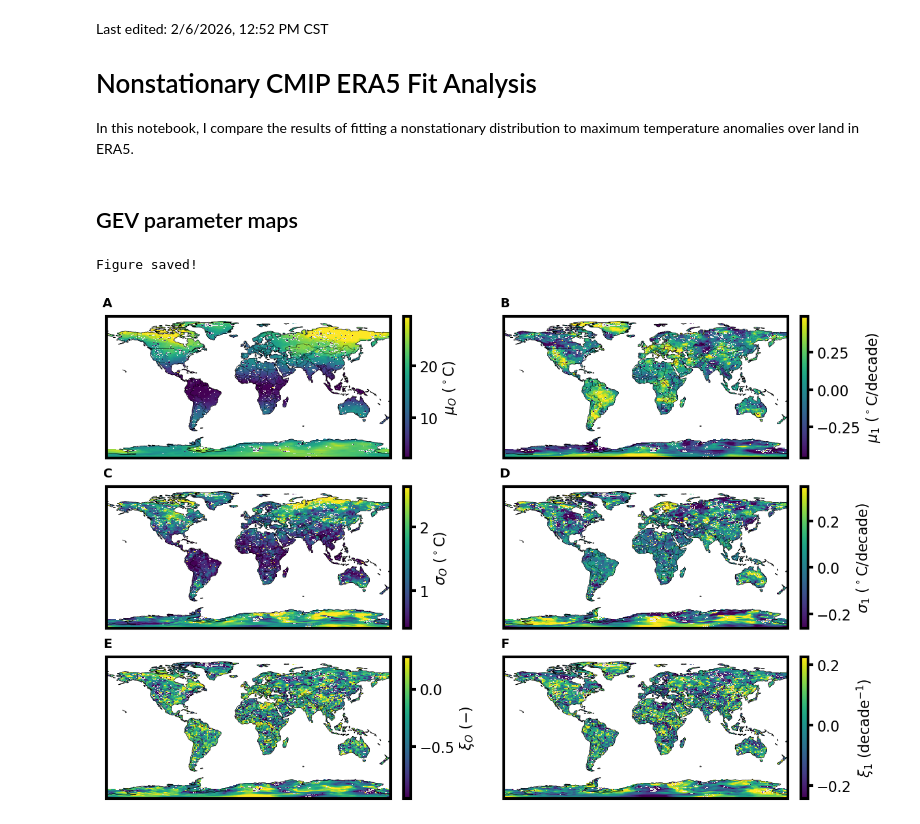
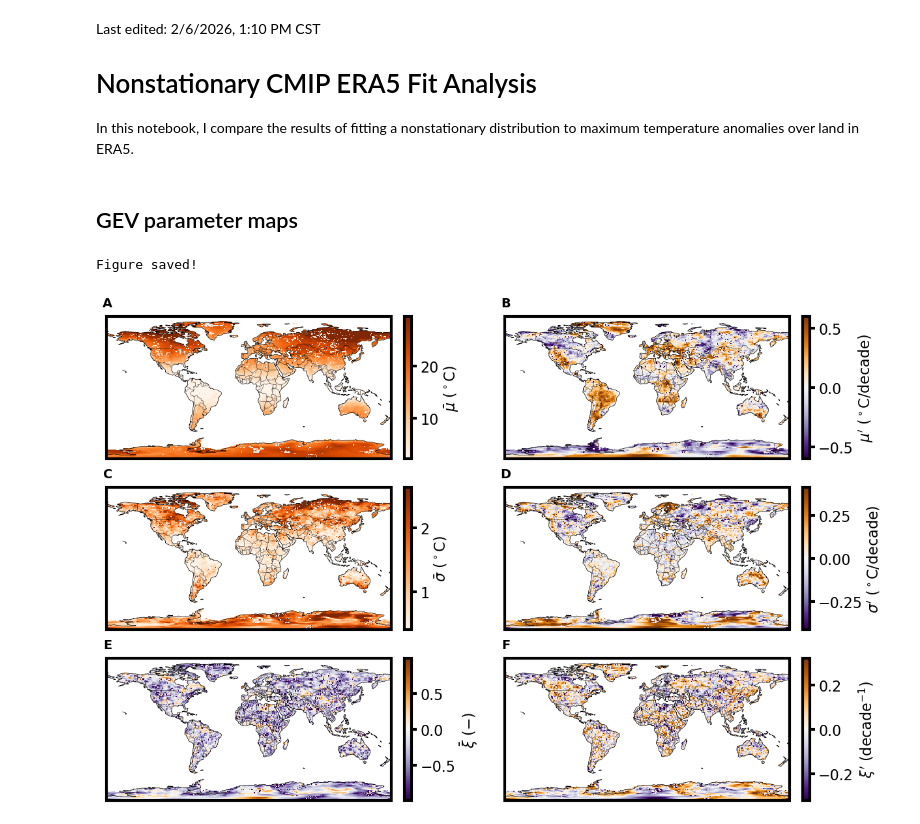
Before and after one commit to adam-bauer-34/gev-heat-waves, a Jupyter notebook: viz_nonstat_era5_gev_analysis.ipynb, the cells around one changed output. Saved outputs shown, nothing was run; the diff lists cells and outputs as text; code cells hidden in the pictures.

Commit message:
fix(viz_nonstat_era5): diverging colorbar and standardized variable names

```diff
--- a/viz_nonstat_era5_gev_analysis.ipynb
+++ b/viz_nonstat_era5_gev_analysis.ipynb
@@ -1,5 +1,5 @@
 # %% [markdown]
-Last edited: 2/6/2026, 12:52 PM CST
+Last edited: 2/6/2026, 1:10 PM CST
 # Nonstationary CMIP ERA5 Fit Analysis
 
 In this notebook, I compare the results of fitting a nonstationary distribution to maximum temperature anomalies over land in ERA5.
@@ -73,7 +73,9 @@ def plot_nonstat_gev_parameters(ds, anom_type, vars, suptitle=None, save_fig=Tru
            ds[f'shape_t_{anom_type}'] / len(ds.year.values) * 10.  # convert to per decade
     ]
 
-    for it, da, var in zip(axes.items(), das, vars):
+    always_positive = [0, 2]
+
+    for idx, (it, da, var) in enumerate(zip(axes.items(), das, vars)):
         lab, ax = it
         # Add map features
         ax.add_feature(cfeature.COASTLINE, linewidth=0.5)
@@ -81,14 +83,26 @@ def plot_nonstat_gev_parameters(ds, anom_type, vars, suptitle=None, save_fig=Tru
         ax.add_feature(cfeature.LAND, facecolor="lightgray", alpha=0.5)
         ax.add_feature(cfeature.OCEAN, facecolor="white")
 
+        # Determine colormap and vmin/vmax based on parameter type
+        if idx in always_positive:
+            # Use sequential colormap (one half of PuOr) for always-positive parameters
+            cmap = "Oranges"  # Or "YlOrBr" for consistency with orange side of PuOr
+            vmin = np.nanpercentile(da.values, 5)
+            vmax = np.nanpercentile(da.values, 95)
+        else:
+            # Use diverging colormap centered on zero for parameters that can be +/-
+            cmap = "PuOr_r"
+            vmax = np.nanpercentile(np.abs(da.values), 95)
+            vmin = -vmax
+
         # Plot the parameter
         im = da.plot(
             ax=ax,
             transform=ccrs.PlateCarree(),
-            cmap="viridis",
+            cmap=cmap,
             add_colorbar=False,
-            vmin=np.nanpercentile(da.values, 5),
-            vmax=np.nanpercentile(da.values, 95)
+            vmin=vmin,
+            vmax=vmax
         )
 
         # Add an aligned colorbar on the right of each plot
@@ -114,13 +128,13 @@ def plot_nonstat_gev_parameters(ds, anom_type, vars, suptitle=None, save_fig=Tru
     plt.show()
 # %%
 plot_nonstat_gev_parameters(ds_max, anom_type='anom_trend',
-                            vars=[r'$\mu_O$ ($^\circ$C)', r'$\mu_1$ ($^\circ$C/decade)',
-                                  r'$\sigma_O$ ($^\circ$C)', r'$\sigma_1$ ($^\circ$C/decade)',
-                                  r'$\xi_O$ ($-$)', r'$\xi_1$ (decade$^{-1}$)'],
+                            vars=[r'$\bar{\mu}$ ($^\circ$C)', r"$\mu'$ ($^\circ$C/decade)",
+                                  r'$\bar{\sigma}$ ($^\circ$C)', r"$\sigma'$ ($^\circ$C/decade)",
+                                  r'$\bar{\xi}$ ($-$)', r"$\xi'$ (decade$^{-1}$)"],
                                     filename_args=['t2m-anom-max-gev-nonstat-parameters-era5', 'png', 'figs'])
 # %% [output]
 Figure saved!
-[figure, old version]
+[figure, new version]
 # %%
 plot_nonstat_gev_parameters(ds_min, anom_type='anom_trend',
                             vars=[r'$\mu_O$ ($^\circ$C)', r'$\mu_1$ ($^\circ$C/decade)',
```
Also changed, not shown: parts of 1 cell of this notebook.
